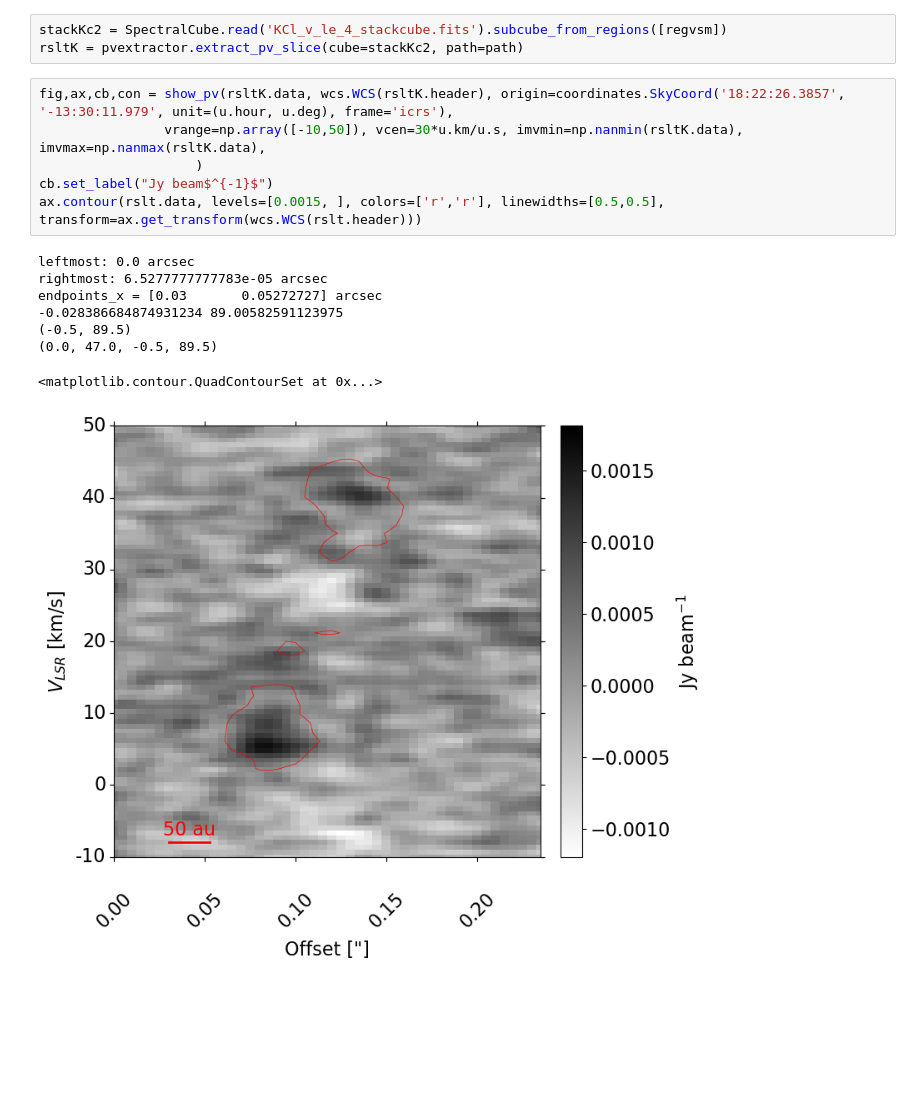
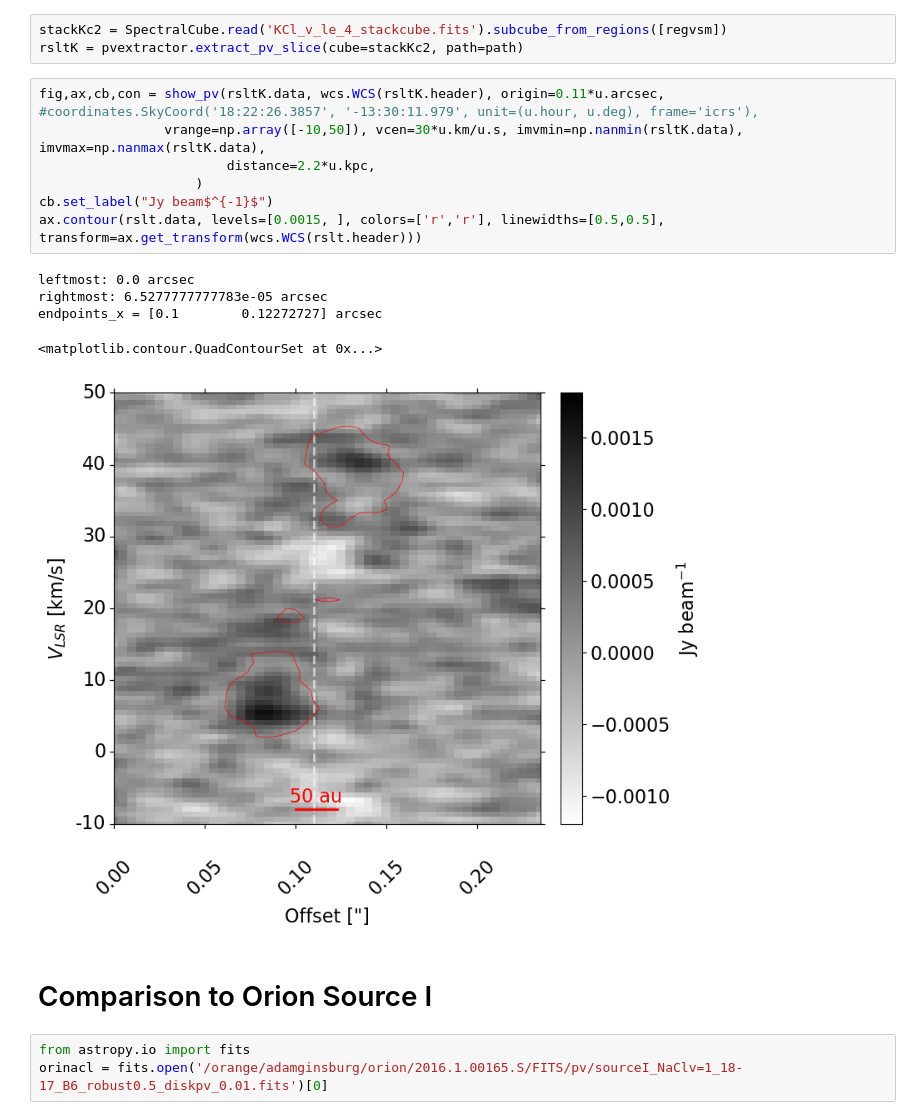
Before and after one commit to keflavich/saltmining, a Jupyter notebook: notebooks/Maud.ipynb, the cells around one changed output. Cells and saved outputs as stored; diff of their text form; blank space fills up the shorter version.

```diff
--- a/notebooks/Maud.ipynb
+++ b/notebooks/Maud.ipynb
@@ -960,17 +854,20 @@ endpoints_x = [0.03       0.05272727] arcsec
 stackKc2 = SpectralCube.read('KCl_v_le_4_stackcube.fits').subcube_from_regions([regvsm])
 rsltK = pvextractor.extract_pv_slice(cube=stackKc2, path=path)
 # %%
-fig,ax,cb,con = show_pv(rsltK.data, wcs.WCS(rsltK.header), origin=coordinates.SkyCoord('18:22:26.3857', '-13:30:11.979', unit=(u.hour, u.deg), frame='icrs'),
+fig,ax,cb,con = show_pv(rsltK.data, wcs.WCS(rsltK.header), origin=0.11*u.arcsec, #coordinates.SkyCoord('18:22:26.3857', '-13:30:11.979', unit=(u.hour, u.deg), frame='icrs'),
                 vrange=np.array([-10,50]), vcen=30*u.km/u.s, imvmin=np.nanmin(rsltK.data), imvmax=np.nanmax(rsltK.data),
+                        distance=2.2*u.kpc,
                     )
 cb.set_label("Jy beam$^{-1}$")
 ax.contour(rslt.data, levels=[0.0015, ], colors=['r','r'], linewidths=[0.5,0.5], transform=ax.get_transform(wcs.WCS(rslt.header)))
 # %% [output]
 leftmost: 0.0 arcsec
 rightmost: 6.5277777777783e-05 arcsec
-endpoints_x = [0.03       0.05272727] arcsec
--0.028386684874931234 89.00582591123975
-(-0.5, 89.5)
-(0.0, 47.0, -0.5, 89.5)
+endpoints_x = [0.1        0.12272727] arcsec
 <matplotlib.contour.QuadContourSet at 0x...>
-[figure, old version]
+[figure, new version]
+# %% [markdown]
+# Comparison to Orion Source I
+# %%
+from astropy.io import fits
+orinacl = fits.open('/orange/adamginsburg/orion/2016.1.00165.S/FITS/pv/sourceI_NaClv=1_18-17_B6_robust0.5_diskpv_0.01.fits')[0]
```
Also changed, not shown: parts of 10 cells of this notebook, 4 other files.
